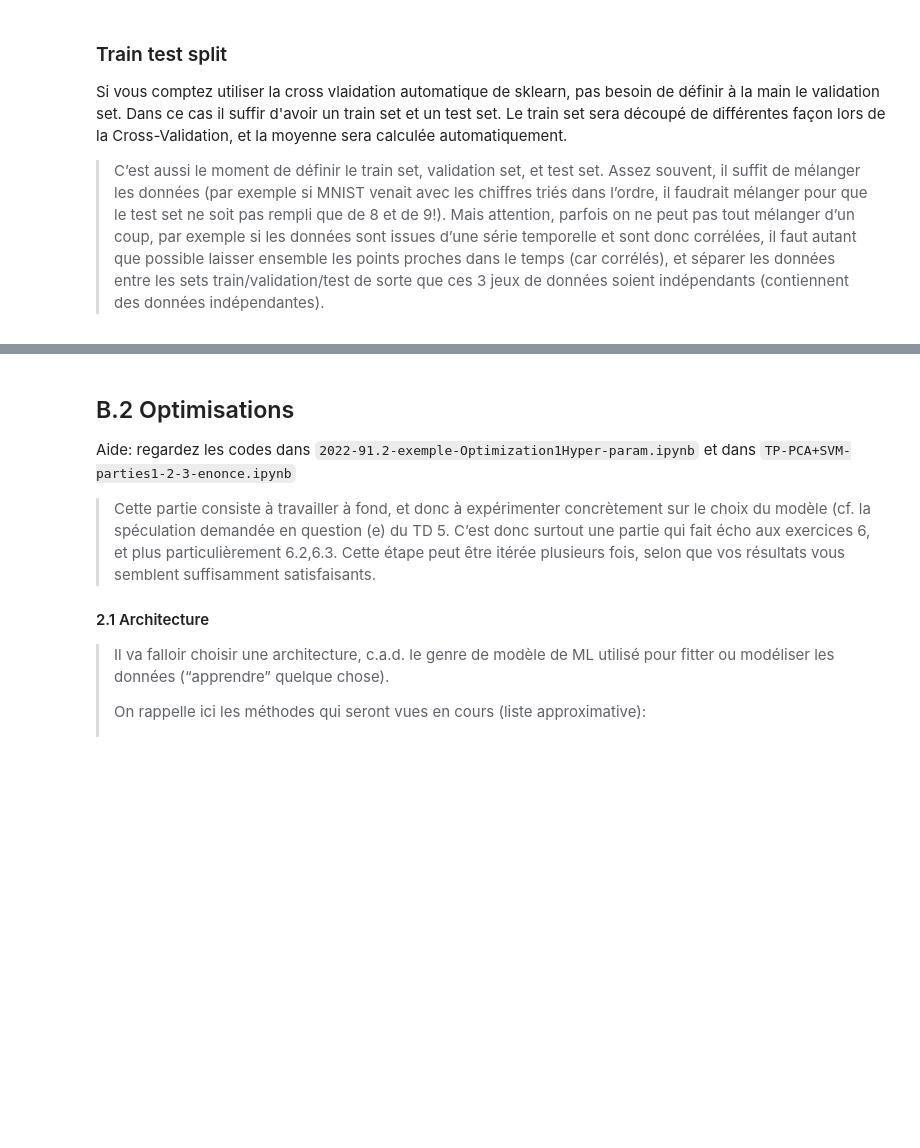
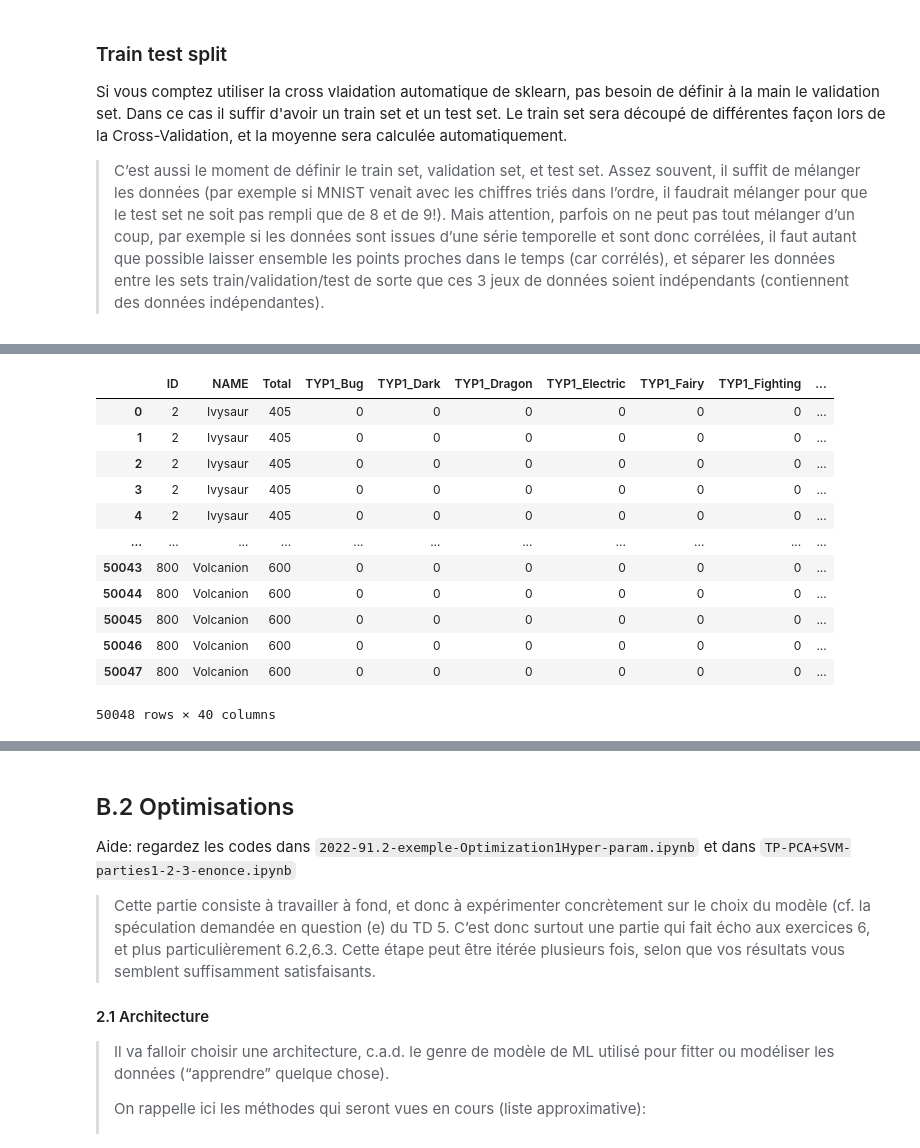
Before and after one commit to ThomasLEBRET/IAS-combatPokemon, a Jupyter notebook: BOUSSOUARFeriel_CORVESTAlex_LEBRETThoams_MANSOURIMarc/projetFinal.ipynb, the cells around one changed output, grey strips where cells are left out. Cells and saved outputs as stored; diff of their text form; code cells hidden in the pictures; blank space fills up the shorter version.

```diff
--- a/BOUSSOUARFeriel_CORVESTAlex_LEBRETThoams_MANSOURIMarc/projetFinal.ipynb
+++ b/BOUSSOUARFeriel_CORVESTAlex_LEBRETThoams_MANSOURIMarc/projetFinal.ipynb
@@ -439,7 +430,0 @@ label = data.columns[-1]
-# %%
-## on convertit les tableaux pandasen tabeaux numpy
-X = data[features].values[1:]
-Y = data[label].values[1:]
-
-x_label=data.drop("Winner",axis=1)
-y_label=data["Winner"]
@@ -453,0 +439,3 @@ X.shape
+# %%
+combatDataFit=combat[names].replace(encodeDataset(dataset).NAME)
+combatDataFit
@@ -453,0 +456,12 @@ X.shape
+# %%
+def XY():
+    X = combatDataFit.drop(columns='Winner')
+    Y = combatDataFit.drop(columns=["First_pokemon", "Second_pokemon"])
+    merge1 = encodeDataset(dataset).merge(X, left_on='NAME', right_on='First_pokemon')
+    final = merge1.merge(encodeDataset(dataset), left_on='Second_pokemon', right_on='NAME')
+    newX = final.sort_values('ID_x')
+    merge1 = encodeDataset(dataset).merge(Y, left_on='NAME', right_on='Winner')
+    newY = merge1.drop(columns="Winner")
+
+    return newX, newY
+X, Y = XY()
@@ -453,0 +484,16 @@ X.shape
+# %%
+Y
+# %% [output]
+|  | ID | NAME | Total | TYP1_Bug | TYP1_Dark | TYP1_Dragon | TYP1_Electric | TYP1_Fairy | TYP1_Fighting | ... |
+| 0 | 2 | Ivysaur | 405 | 0 | 0 | 0 | 0 | 0 | 0 | ... |
+| 1 | 2 | Ivysaur | 405 | 0 | 0 | 0 | 0 | 0 | 0 | ... |
+| 2 | 2 | Ivysaur | 405 | 0 | 0 | 0 | 0 | 0 | 0 | ... |
+| 3 | 2 | Ivysaur | 405 | 0 | 0 | 0 | 0 | 0 | 0 | ... |
+| 4 | 2 | Ivysaur | 405 | 0 | 0 | 0 | 0 | 0 | 0 | ... |
+| ... | ... | ... | ... | ... | ... | ... | ... | ... | ... | ... |
+| 50043 | 800 | Volcanion | 600 | 0 | 0 | 0 | 0 | 0 | 0 | ... |
+| 50044 | 800 | Volcanion | 600 | 0 | 0 | 0 | 0 | 0 | 0 | ... |
+| 50045 | 800 | Volcanion | 600 | 0 | 0 | 0 | 0 | 0 | 0 | ... |
+| 50046 | 800 | Volcanion | 600 | 0 | 0 | 0 | 0 | 0 | 0 | ... |
+| 50047 | 800 | Volcanion | 600 | 0 | 0 | 0 | 0 | 0 | 0 | ... |
+50048 rows × 40 columns
```
Also changed, not shown: parts of 27 cells of this notebook.
